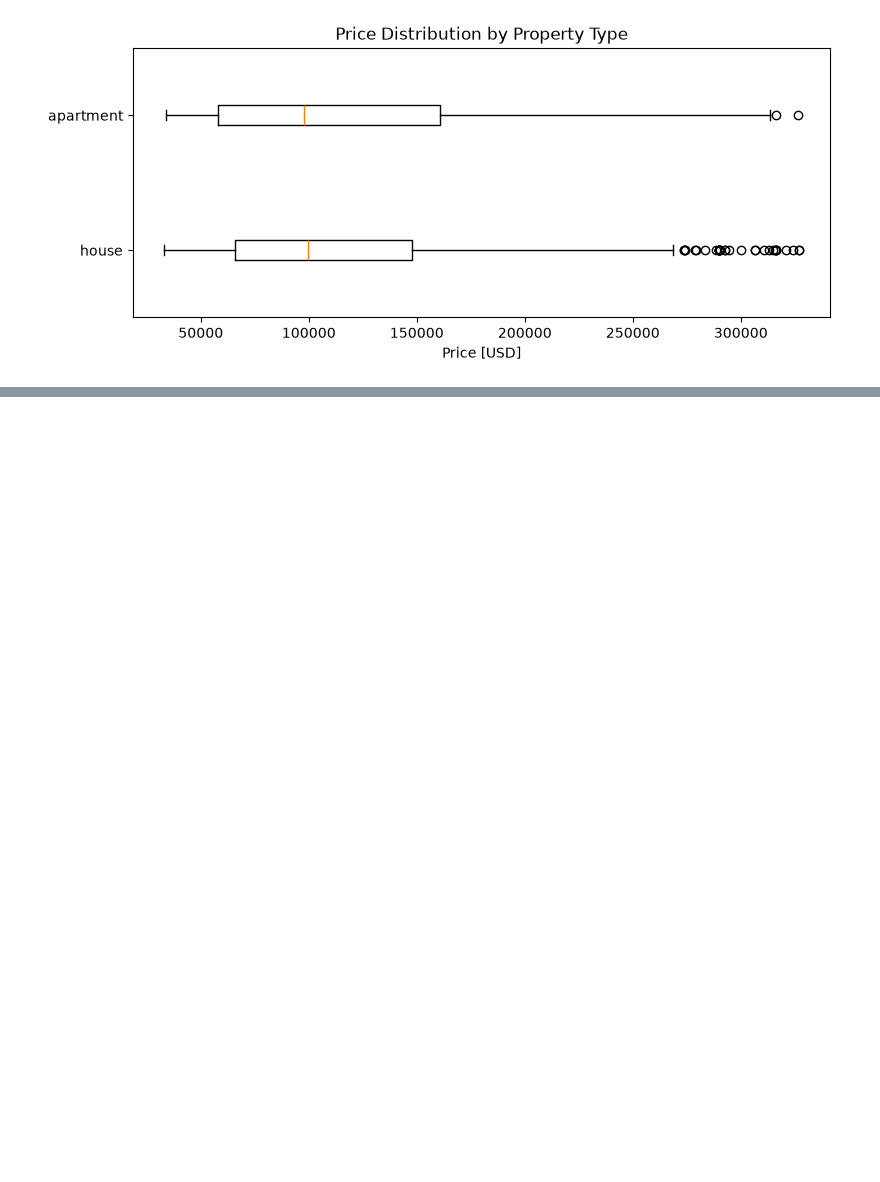
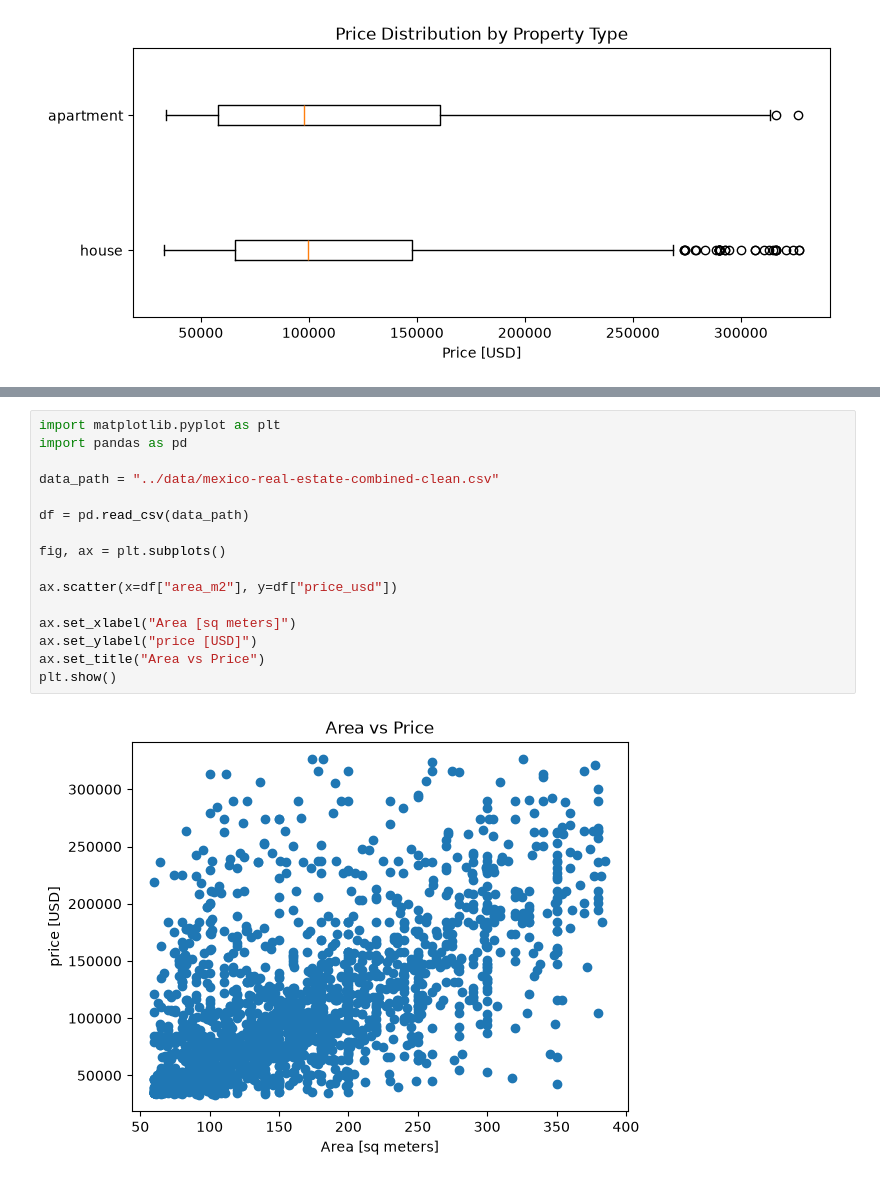
Before and after one commit to igris-nuel/ai-engineering-journey, a Jupyter notebook: projects/02-real-estate-regression/notebooks/02_visualizing_housing_data.ipynb, the cells around one changed output, grey strips where cells are left out. Drawn from its saved outputs; the diff is of its cells as text; blank space fills up the shorter version.

```diff
--- a/projects/02-real-estate-regression/notebooks/02_visualizing_housing_data.ipynb
+++ b/projects/02-real-estate-regression/notebooks/02_visualizing_housing_data.ipynb
@@ -82,0 +198,18 @@ plt.show()
+# %%
+import matplotlib.pyplot as plt
+import pandas as pd
+
+data_path = "../data/mexico-real-estate-combined-clean.csv"
+
+df = pd.read_csv(data_path)
+
+fig, ax = plt.subplots()
+
+ax.scatter(x=df["area_m2"], y=df["price_usd"])
+
+ax.set_xlabel("Area [sq meters]")
+ax.set_ylabel("price [USD]")
+ax.set_title("Area vs Price")
+plt.show()
+# %% [output]
+[figure, added]
```
Also changed, not shown: parts of 6 cells of this notebook, 1 other file.
